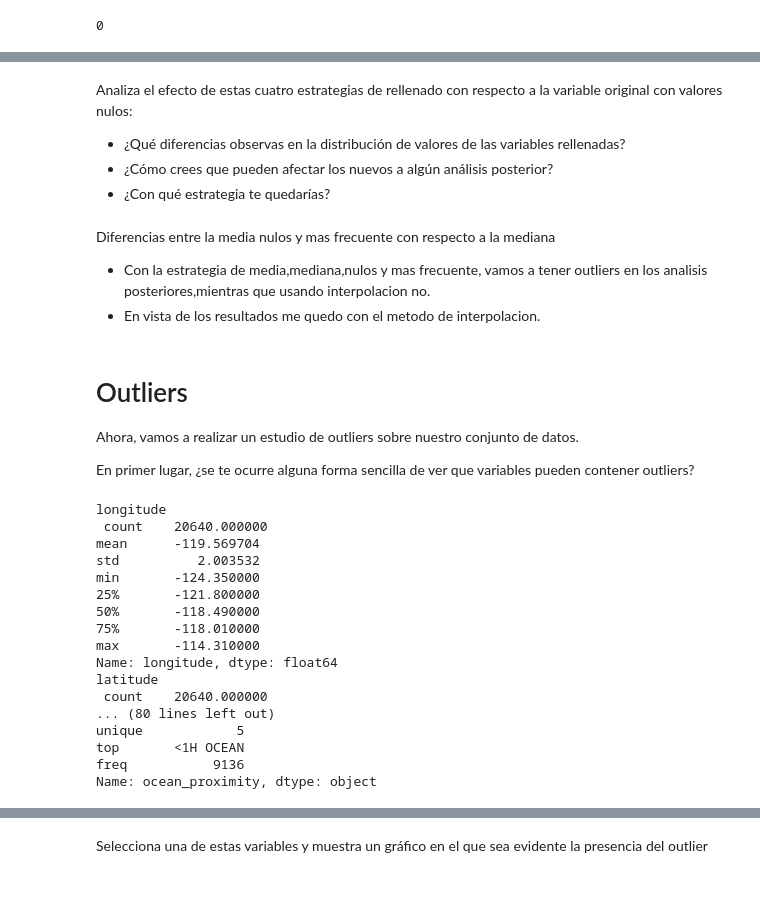
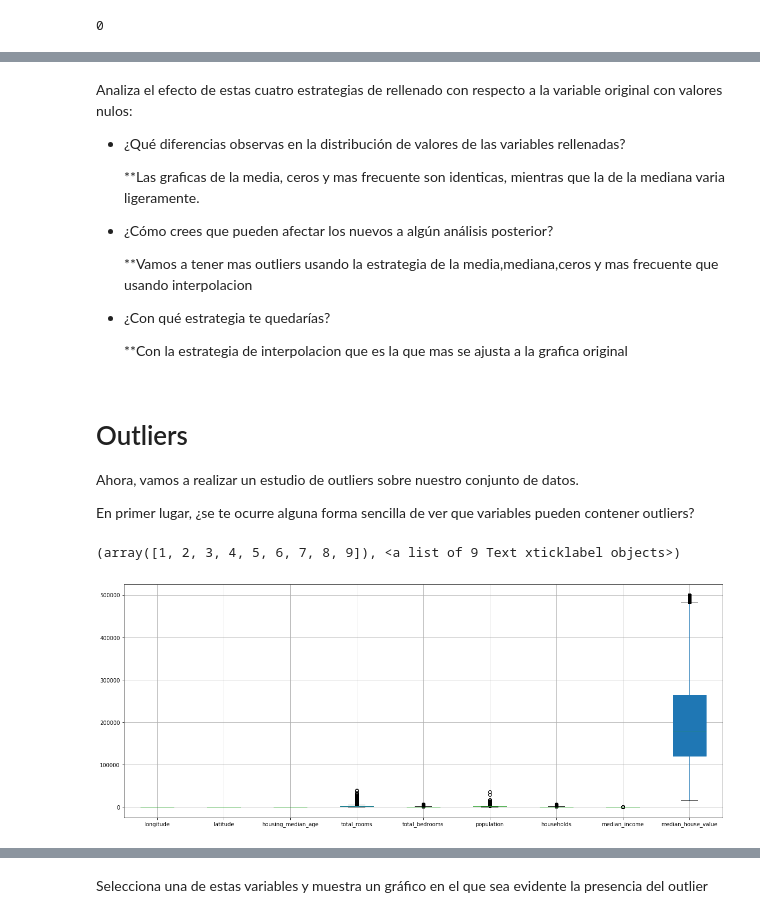
Before and after one commit to psagrera/Data-science-fundamentals, a Jupyter notebook: data_preprocesing/challenges/S1_DataPre_challenge.ipynb, the cells around one changed output, grey strips where cells are left out. Drawn from its saved outputs; the diff is of its cells as text; code cells hidden in the pictures; blank space fills up the shorter version.

```diff
--- a/data_preprocesing/challenges/S1_DataPre_challenge.ipynb
+++ b/data_preprocesing/challenges/S1_DataPre_challenge.ipynb
@@ -210,40 +212,25 @@ df_tmp5['total_bedrooms'].plot.hist(bins=500)
 Analiza el efecto de estas cuatro estrategias de rellenado con respecto a la variable original con valores nulos:
 
 * ¿Qué diferencias observas en la distribución de valores de las variables rellenadas?
+
+    **Las graficas de la media, ceros y mas frecuente son identicas, mientras que la de la mediana varia ligeramente.
 * ¿Cómo crees que pueden afectar los nuevos a algún análisis posterior?
+
+    **Vamos a tener mas outliers usando la estrategia de la media,mediana,ceros y mas frecuente que usando interpolacion
 * ¿Con qué estrategia te quedarías?
+
+    **Con la estrategia de interpolacion que es la que mas se ajusta a la grafica original
-# %% [markdown]
-Diferencias entre la media nulos y mas frecuente con respecto a la mediana
-* Con la estrategia de media,mediana,nulos y mas frecuente, vamos a tener outliers en los analisis posteriores,mientras que usando interpolacion no.
-* En vista de los resultados me quedo con el metodo de interpolacion.
 # %% [markdown]
 # Outliers
 
 Ahora, vamos a realizar un estudio de outliers sobre nuestro conjunto de datos.
 
 En primer lugar, ¿se te ocurre alguna forma sencilla de ver que variables pueden contener outliers?
-# %%
-for i in df.columns:
-    print (i + "\n",df[i].describe())
-#dir(df)
-#df.info()
-#df.housing_median_age.plot.line()
-# %% [output]
-longitude
- count    20640.000000
-mean      -119.569704
-std          2.003532
-min       -124.350000
-25%       -121.800000
-50%       -118.490000
-75%       -118.010000
-max       -114.310000
-Name: longitude, dtype: float64
-latitude
- count    20640.000000
-... (80 lines left out)
-unique            5
-top       <1H OCEAN
-freq           9136
-Name: ocean_proximity, dtype: object
+# %%
+plt.subplots(figsize=[20,8])
+df.boxplot(patch_artist=True)
+plt.xticks(rotation=0)
+# %% [output]
+(array([1, 2, 3, 4, 5, 6, 7, 8, 9]), <a list of 9 Text xticklabel objects>)
+[figure, added]
 # %%
```
Also changed, not shown: parts of 38 cells of this notebook, 7 other files.
